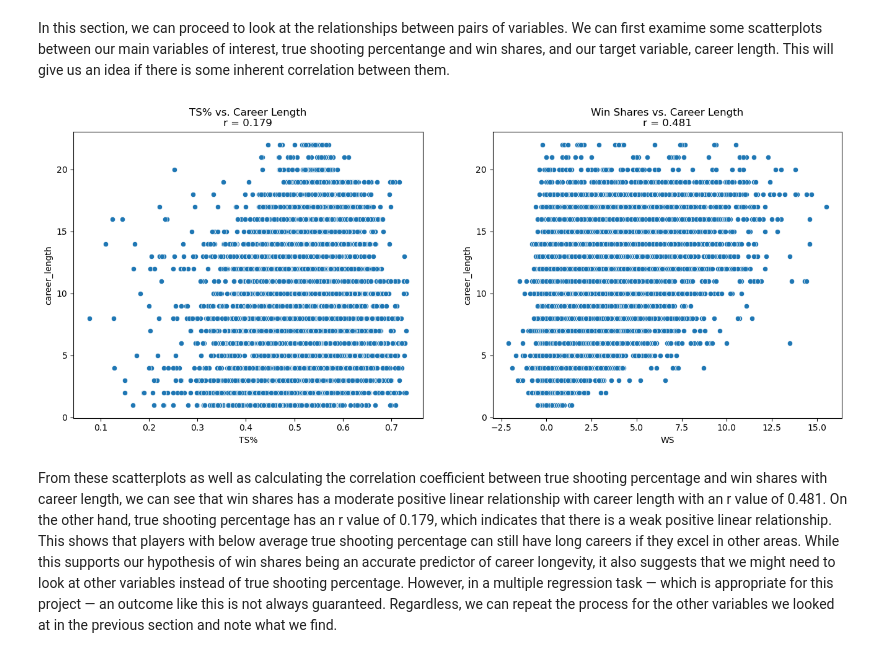
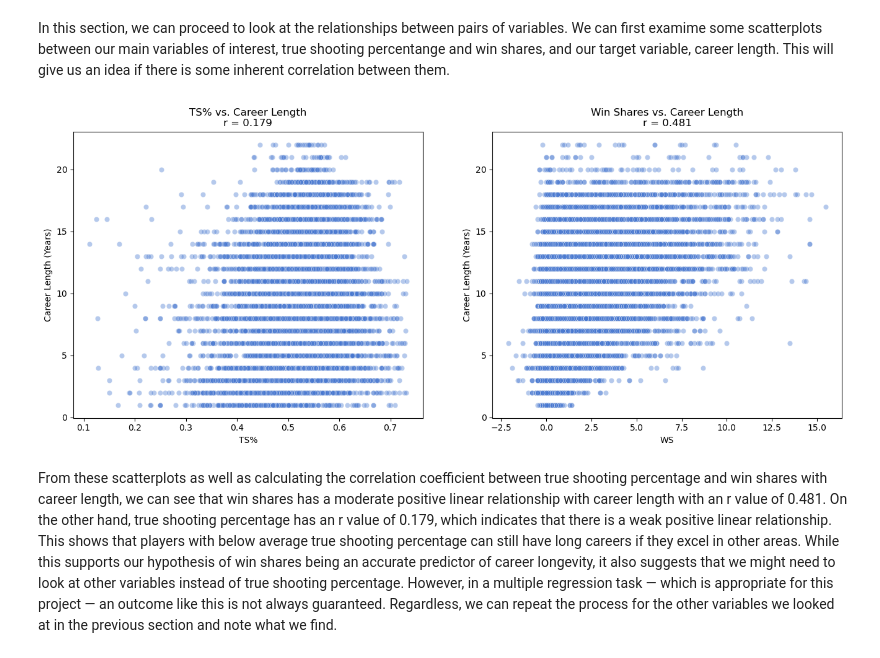
Before and after one commit to rikcy0/NBA-Career-Arc-Predicting-Longevity-Through-Performance-Metrics, a Jupyter notebook: FinalProject_Group117_WI25.ipynb, the cells around one changed output. Saved outputs shown, nothing was run; the diff lists cells and outputs as text; code cells hidden in the pictures.

```diff
--- a/FinalProject_Group117_WI25.ipynb
+++ b/FinalProject_Group117_WI25.ipynb
@@ -337,7 +337,7 @@ actual_names = ['Win Shares', 'True Shooting Percentage', 'Player Efficiency Rat
 fig, axes = plt.subplots(2, 3, figsize=(15, 10))
 
 for ax, var, name in zip(axes.flatten(), variables, actual_names):
-    sns.histplot(data=df, x=var, kde=True, ax=ax)
+    sns.histplot(data=df, x=var, kde=True, ax=ax, color = 'forestgreen')
     stats = df[var].describe().round(2)
     ax.text(0.95, 0.95, stats.to_string(), transform=ax.transAxes,
             fontsize=10, verticalalignment='top', horizontalalignment='right',
@@ -394,13 +394,20 @@ actual_names2 = ['Win Shares', 'True Shooting Percentage', 'Player Efficiency Ra
                 'Box Plus Minus', 'Defensive Win Shares', 'Career Length']
 
 fig, axes = plt.subplots(2, 3, figsize=(15, 10))
+sns.set_palette('muted')
+sns.set_context('notebook')
 
 for ax, var, name in zip(axes.flatten(), variables2, actual_names2):
     sns.histplot(data=df_cleaned, x=var, kde=True, ax=ax)
     stats = df_cleaned[var].describe().round(2)
-    ax.text(0.95, 0.95, stats.to_string(), transform=ax.transAxes,
-            fontsize=10, verticalalignment='top', horizontalalignment='right',
-            bbox=dict(boxstyle="round", facecolor="white", alpha=0.5))
+    if var != 'TS%':
+        ax.text(0.95, 0.95, stats.to_string(), transform=ax.transAxes,
+                fontsize=10, verticalalignment='top', horizontalalignment='right',
+                bbox=dict(boxstyle="round", facecolor="white", alpha=0.5))
+    else:
+        ax.text(0.05, 0.95, stats.to_string(), transform=ax.transAxes,
+                fontsize=10, verticalalignment='top', horizontalalignment='left',
+                bbox=dict(boxstyle="round", facecolor="white", alpha=0.5))
     ax.set_title(f'Distribution of {name}')
 
 plt.tight_layout()
@@ -427,6 +434,9 @@ dataframes = {
 }
 
 for name, df in dataframes.items():
-    print(f"\nStatistics for {name}:\n")
-    print(df[["TS%", "WS", "PER", "DWS", "career_length"]].describe())
+    df_stats = df[["TS%", "WS", "PER", "DWS", "career_length"]].describe().round(2)
+    styled_stats = (
+        df_stats.style.set_caption(f"\nStatistics for {name}\n")
+    )
+    display(styled_stats)
 # %% [output]
@@ -454,21 +477,23 @@ As you can see, most of the stats here don't differ much by position. The one st
 # %% [markdown]
 In this section, we can proceed to look at the relationships between pairs of variables. We can first examime some scatterplots between our main variables of interest, true shooting percentange and win shares, and our target variable, career length. This will give us an idea if there is some inherent correlation between them.
 # %%
-r_ts = df_cleaned['TS%'].corr(df['career_length'])
-r_ws = df_cleaned['WS'].corr(df['career_length'])
+r_ts = df_cleaned['TS%'].corr(df_cleaned['career_length'])
+r_ws = df_cleaned['WS'].corr(df_cleaned['career_length'])
 fig, axes = plt.subplots(1, 2, figsize=(16, 6))
 
-sns.scatterplot(data=df_cleaned, x='TS%', y='career_length', ax = axes[0])
+sns.scatterplot(data=df_cleaned, x='TS%', y='career_length', ax = axes[0], alpha = 0.4)
 axes[0].set_title(f"TS% vs. Career Length\nr = {r_ts:.3f}")
+axes[0].set_ylabel('Career Length (Years)')
 
-sns.scatterplot(data=df_cleaned, x='WS', y='career_length', ax = axes[1])
+sns.scatterplot(data=df_cleaned, x='WS', y='career_length', ax = axes[1], alpha = 0.4)
 axes[1].set_title(f"Win Shares vs. Career Length\nr = {r_ws:.3f}")
+axes[1].set_ylabel('Career Length (Years)')
 plt.show()
 
 r_ts = df['TS%'].corr(df_cleaned['career_length'])
 r_ws = df['WS'].corr(df_cleaned['career_length'])
 # %% [output]
-[figure, old version]
+[figure, new version]
 # %% [markdown]
 From these scatterplots as well as calculating the correlation coefficient between true shooting percentage and win shares with career length, we can see that win shares has a moderate positive linear relationship with career length with an r value of 0.481. On the other hand, true shooting percentage has an r value of 0.179, which indicates that there is a weak positive linear relationship. This shows that players with below average true shooting percentage can still have long careers if they excel in other areas. While this supports our hypothesis of win shares being an accurate predictor of career longevity, it also suggests that we might need to look at other variables instead of true shooting percentage. However, in a multiple regression task — which is appropriate for this project — an outcome like this is not always guaranteed. Regardless, we can repeat the process for the other variables we looked at in the previous section and note what we find.
 # %%
```
Also changed, not shown: parts of 8 cells of this notebook.
